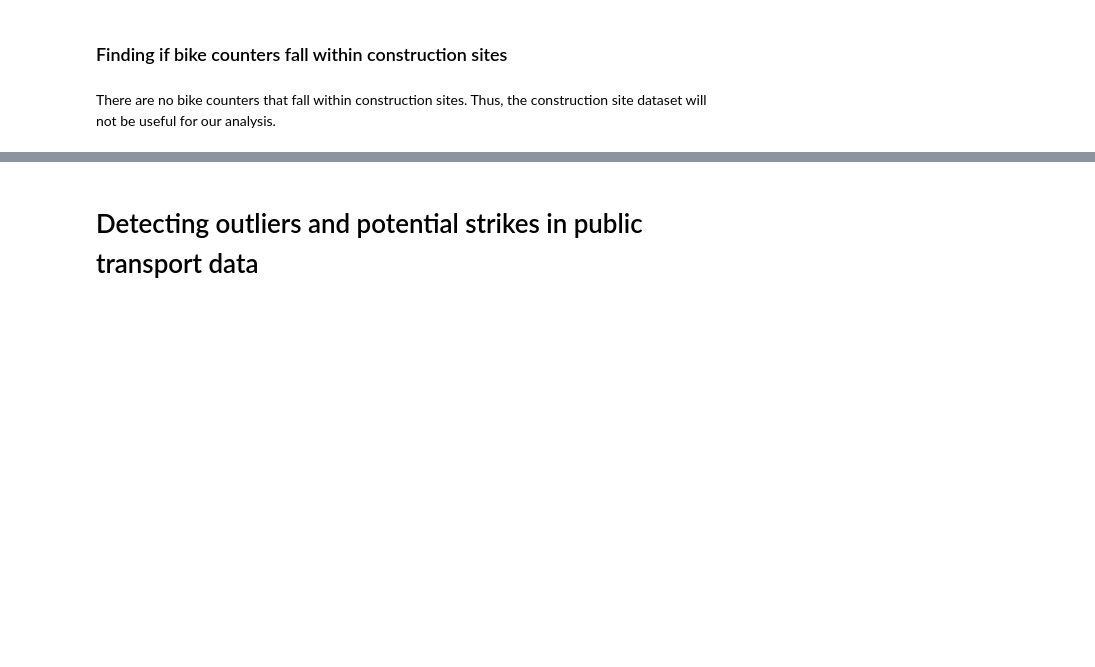
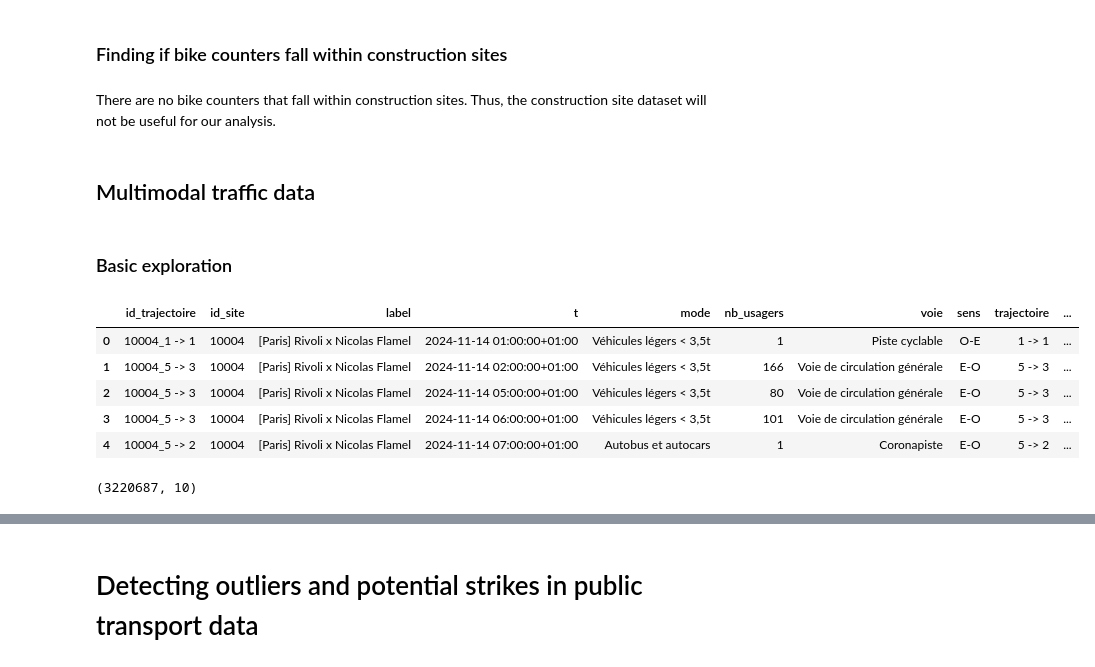
Before and after one commit to p-haas/bike_counters, a Jupyter notebook: WIP/eda_notebook.ipynb, the cells around one changed output, grey strips where cells are left out. Cells and saved outputs as stored; diff of their text form; code cells hidden in the pictures; blank space fills up the shorter version.

```diff
--- a/WIP/eda_notebook.ipynb
+++ b/WIP/eda_notebook.ipynb
@@ -1370,3 +1569,20 @@ print(
 )
 # %% [markdown]
 There are no bike counters that fall within construction sites. Thus, the construction site dataset will not be useful for our analysis.
+# %% [markdown]
+## Multimodal traffic data
+# %% [markdown]
+### Basic exploration
+# %%
+multimodal_traffic.head()
+# %% [output]
+|  | id_trajectoire | id_site | label | t | mode | nb_usagers | voie | sens | trajectoire | ... |
+| 0 | 10004_1 -> 1 | 10004 | [Paris] Rivoli x Nicolas Flamel | 2024-11-14 01:00:00+01:00 | Véhicules légers < 3,5t | 1 | Piste cyclable | O-E | 1 -> 1 | ... |
+| 1 | 10004_5 -> 3 | 10004 | [Paris] Rivoli x Nicolas Flamel | 2024-11-14 02:00:00+01:00 | Véhicules légers < 3,5t | 166 | Voie de circulation générale | E-O | 5 -> 3 | ... |
+| 2 | 10004_5 -> 3 | 10004 | [Paris] Rivoli x Nicolas Flamel | 2024-11-14 05:00:00+01:00 | Véhicules légers < 3,5t | 80 | Voie de circulation générale | E-O | 5 -> 3 | ... |
+| 3 | 10004_5 -> 3 | 10004 | [Paris] Rivoli x Nicolas Flamel | 2024-11-14 06:00:00+01:00 | Véhicules légers < 3,5t | 101 | Voie de circulation générale | E-O | 5 -> 3 | ... |
+| 4 | 10004_5 -> 2 | 10004 | [Paris] Rivoli x Nicolas Flamel | 2024-11-14 07:00:00+01:00 | Autobus et autocars | 1 | Coronapiste | E-O | 5 -> 2 | ... |
+# %%
+multimodal_traffic.shape
+# %% [output]
+(3220687, 10)
```
Also changed, not shown: parts of 63 cells of this notebook, 7 other files.
